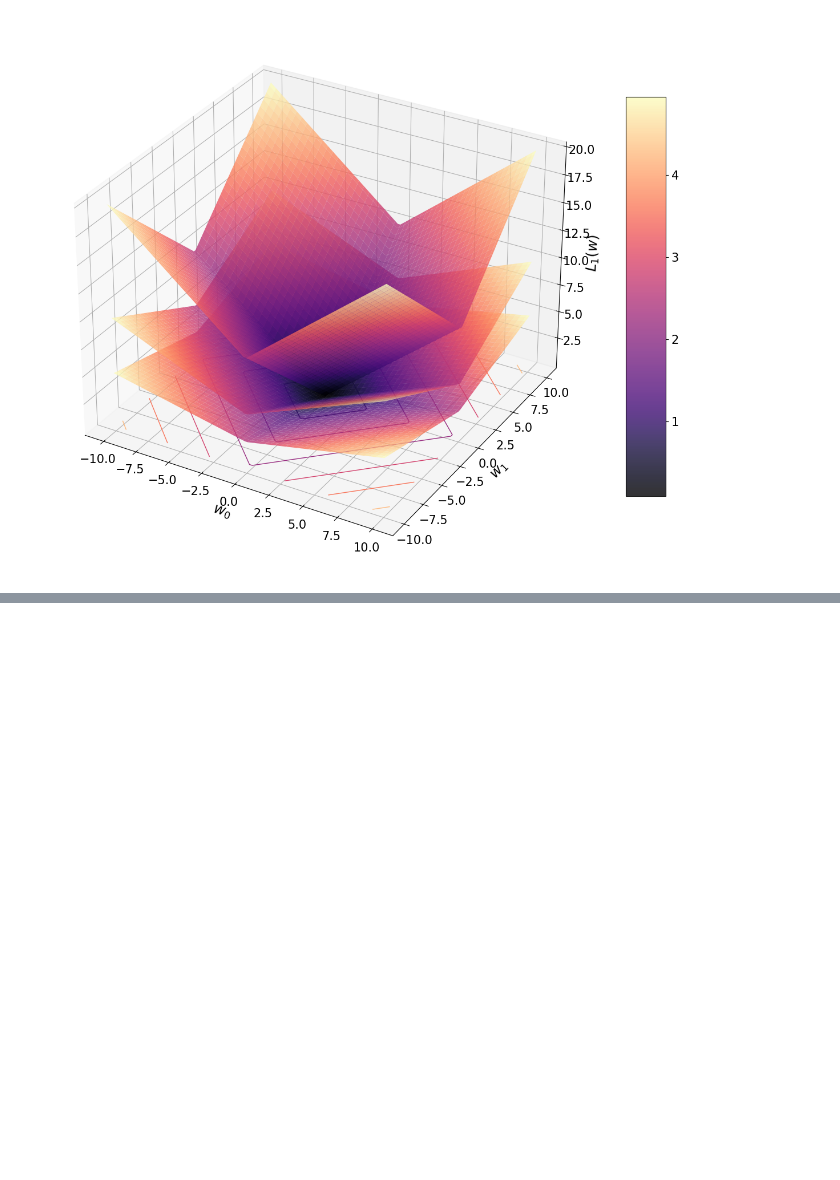
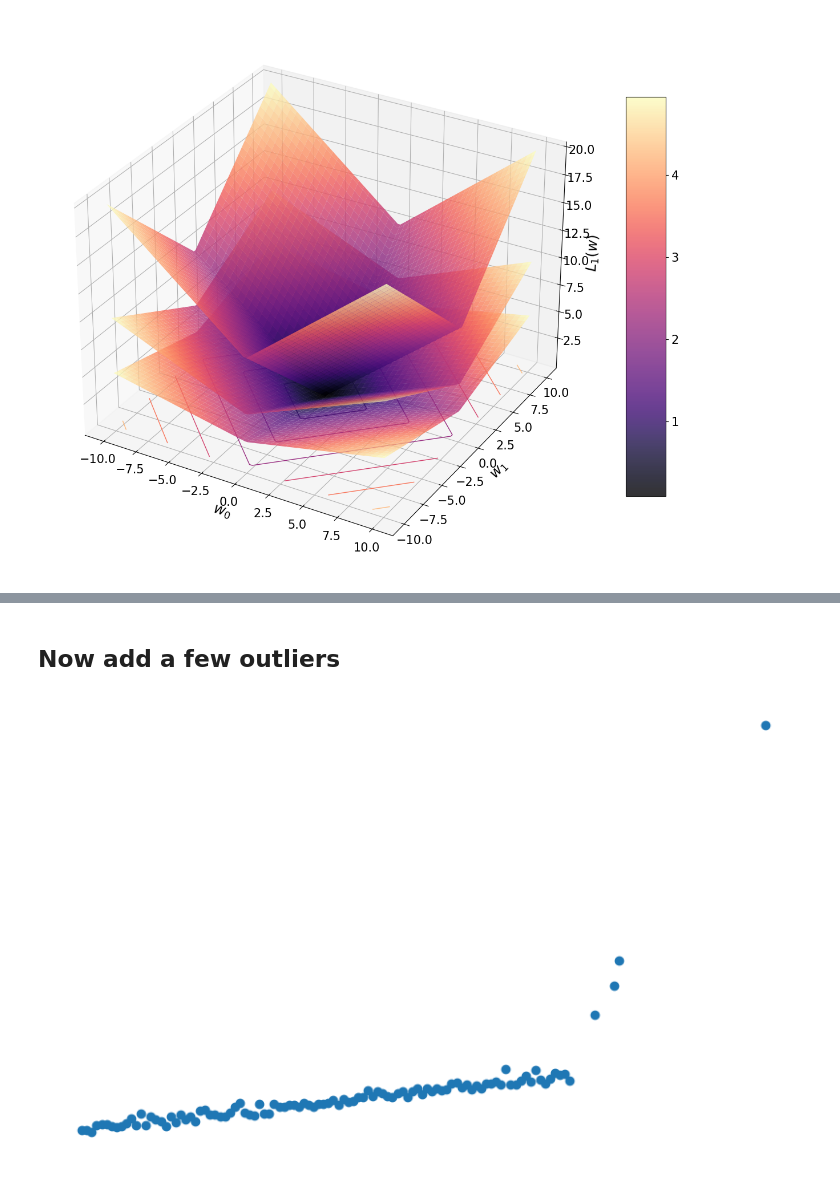
Before and after one commit to rahulbhadani/CPE490_590_Sp2025, a Jupyter notebook: Code/Chapter_07_Overfitting_And_Regularization.ipynb, the cells around one changed output, grey strips where cells are left out. Saved outputs shown, nothing was run; the diff lists cells and outputs as text; code cells hidden in the pictures; blank space fills up the shorter version.

```diff
--- a/Code/Chapter_07_Overfitting_And_Regularization.ipynb
+++ b/Code/Chapter_07_Overfitting_And_Regularization.ipynb
@@ -92,0 +144,27 @@ plt.show()
+# %% [markdown]
+## Now add a few outliers
+# %%
+# Add a few outliers
+# Add outliers
+np.random.seed(42)  # For reproducibility
+num_outliers = 3  # Number of outliers to add
+x_outliers = np.array([10.5, 10.9, 11.0, 14.0 ])
+y_outliers = np.array([140.0, 156.0, 170.0, 300.0 ])
+
+# Append outliers to the original data
+x_with_outliers = np.concatenate([x, x_outliers])
+y_noisy_with_outliers = np.concatenate([y_noisy, y_outliers])
+
+
+## Make a plot
+# Plot the results
+fig, ax = plt.subplots(figsize=(10, 6))
+plt.scatter(x_with_outliers, y_noisy_with_outliers)
+plt.axis('off')
+ax.xaxis.set_visible(False)
+ax.yaxis.set_visible(False)
+ax.set_frame_on(False)
+fig.patch.set_alpha(0.0)
+plt.show()
+# %% [output]
+[figure, added]
```
Also changed, not shown: parts of 22 cells of this notebook.
